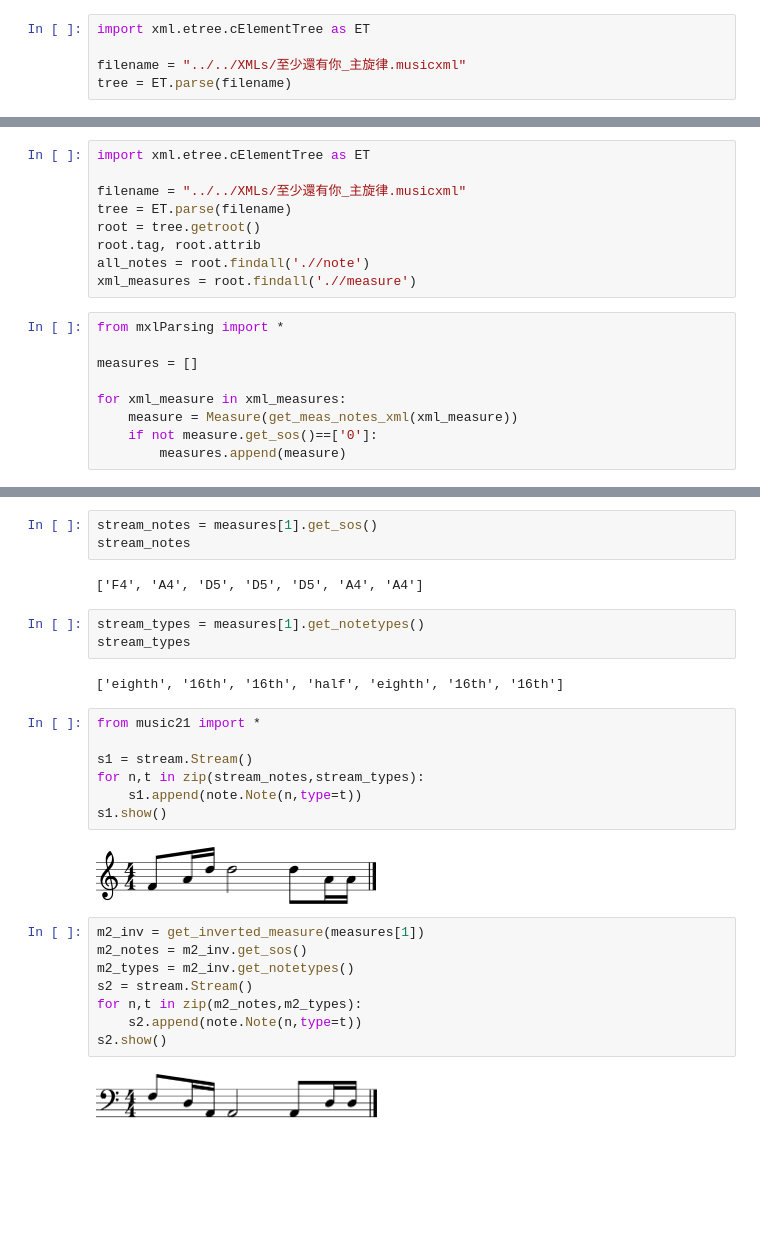
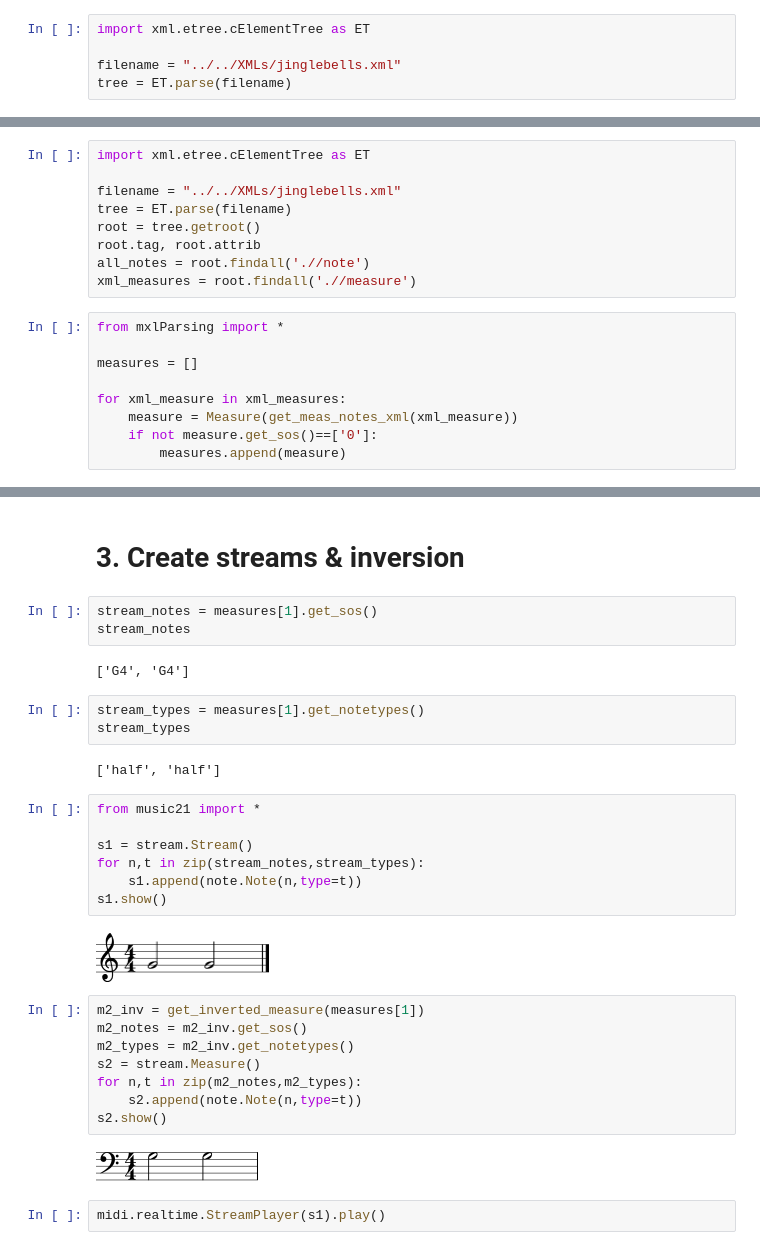
Before and after one commit to EvaArevalo/AIMusicFinalProject, a Jupyter notebook: PartB/ChordIversion.ipynb, the cells around one changed output, grey strips where cells are left out. Cells and saved outputs as stored; diff of their text form; blank space fills up the shorter version.

```diff
--- a/PartB/ChordIversion.ipynb
+++ b/PartB/ChordIversion.ipynb
@@ -5,7 +5,7 @@
 # %%
 import xml.etree.cElementTree as ET
 
-filename = "../../XMLs/至少還有你_主旋律.musicxml"
+filename = "../../XMLs/jinglebells.xml"
 tree = ET.parse(filename)
 # %%
 root = tree.getroot()
@@ -119,7 +113,7 @@ b.show()
 # %%
 import xml.etree.cElementTree as ET
 
-filename = "../../XMLs/至少還有你_主旋律.musicxml"
+filename = "../../XMLs/jinglebells.xml"
 tree = ET.parse(filename)
 root = tree.getroot()
 root.tag, root.attrib
@@ -139,13 +152,15 @@ for xml_measure in xml_measures:
+# %% [markdown]
+# 3. Create streams & inversion
 # %%
 stream_notes = measures[1].get_sos()
 stream_notes
 # %% [output]
-['F4', 'A4', 'D5', 'D5', 'D5', 'A4', 'A4']
+['G4', 'G4']
 # %%
 stream_types = measures[1].get_notetypes()
 stream_types
 # %% [output]
-['eighth', '16th', '16th', 'half', 'eighth', '16th', '16th']
+['half', 'half']
 # %%
 from music21 import *
 
@@ -154,14 +169,16 @@ for n,t in zip(stream_notes,stream_types):
     s1.append(note.Note(n,type=t))
 s1.show()
 # %% [output]
-[figure, old version]
+[figure, new version]
 # %%
 m2_inv = get_inverted_measure(measures[1])
 m2_notes = m2_inv.get_sos()
 m2_types = m2_inv.get_notetypes()
-s2 = stream.Stream()
+s2 = stream.Measure()
 for n,t in zip(m2_notes,m2_types):
     s2.append(note.Note(n,type=t))
 s2.show()
 # %% [output]
-[figure, old version]
+[figure, new version]
+# %%
+midi.realtime.StreamPlayer(s1).play()
```
Also changed, not shown: parts of 20 cells of this notebook, 2 other files.
